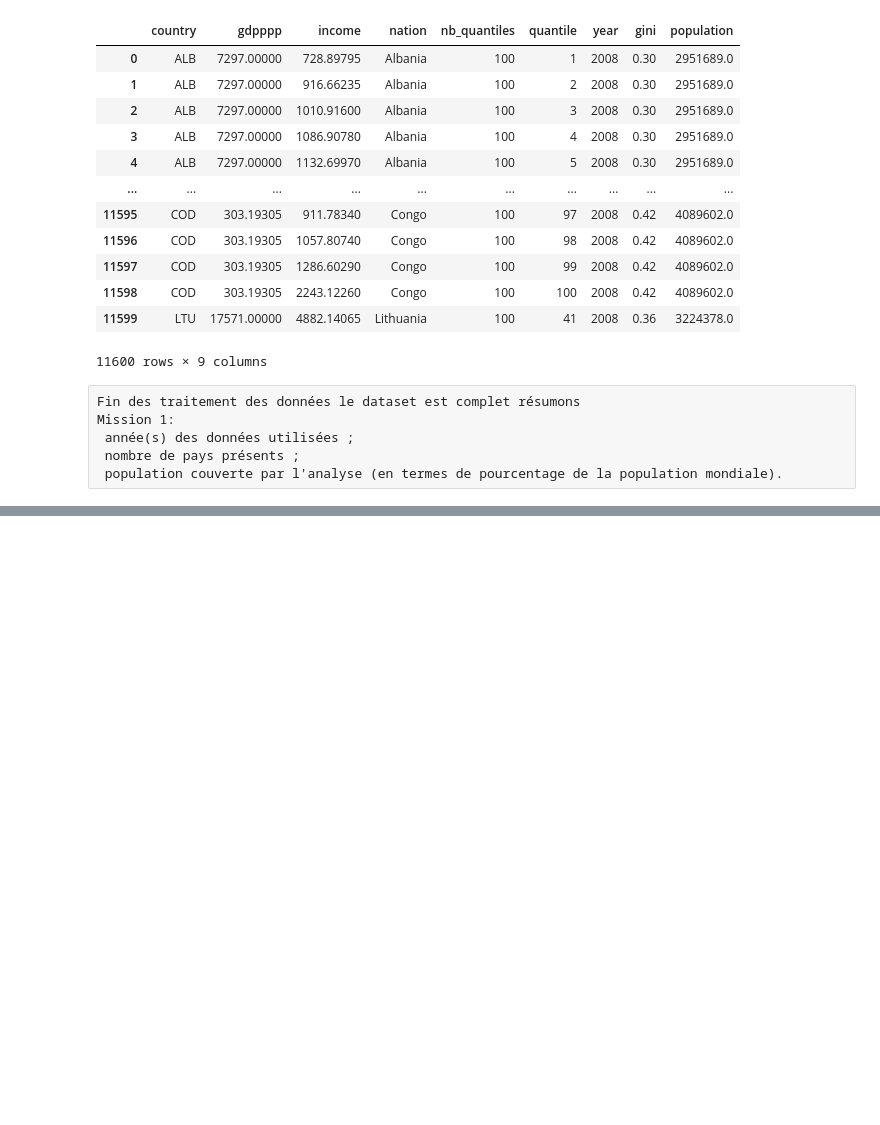
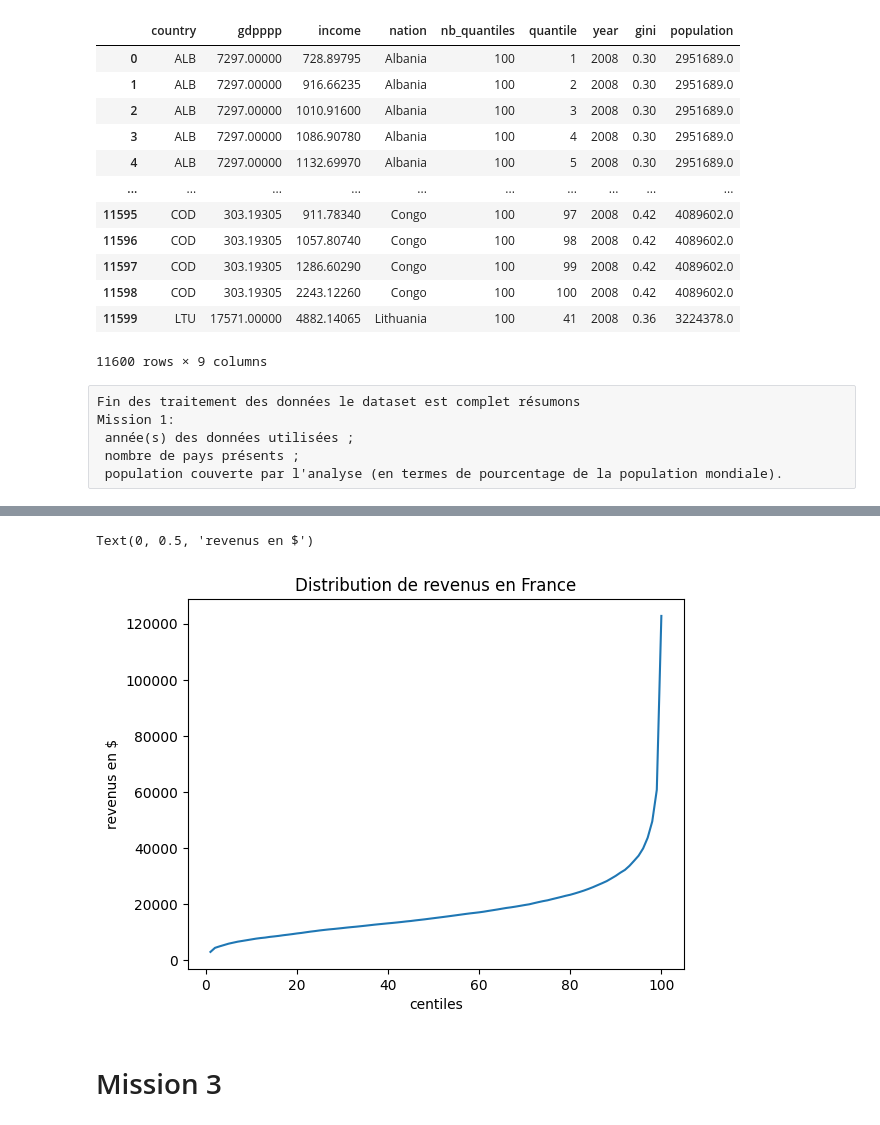
Before and after one commit to yassineBenHassoun/data-analysis-income-predict, a Jupyter notebook: app/jupyter/resources/project/mission_7.ipynb, the cells around one changed output, grey strips where cells are left out. Drawn from its saved outputs; the diff is of its cells as text; code cells hidden in the pictures; blank space fills up the shorter version.

Commit message:
mission 3

```diff
--- a/app/jupyter/resources/project/mission_7.ipynb
+++ b/app/jupyter/resources/project/mission_7.ipynb
@@ -486,0 +528,3 @@ L'utilisation de quantiles peut permettre de s'assurer que chaque groupe (quanti
+# %%
+incomeFrench = incomes.loc[incomes.country == 'FRA', ['income', 'quantile','country','nation']]
+incomeFrench
@@ -486,0 +545,10 @@ L'utilisation de quantiles peut permettre de s'assurer que chaque groupe (quanti
+# %%
+plt.plot(incomeFrench['quantile'], incomeFrench['income'])
+plt.title('Distribution de revenus en France')
+plt.xlabel('centiles')
+plt.ylabel('revenus en $')
+# %% [output]
+Text(0, 0.5, 'revenus en $')
+[figure, added]
+# %% [markdown]
+# Mission 3
```
Also changed, not shown: parts of 7 cells of this notebook.
